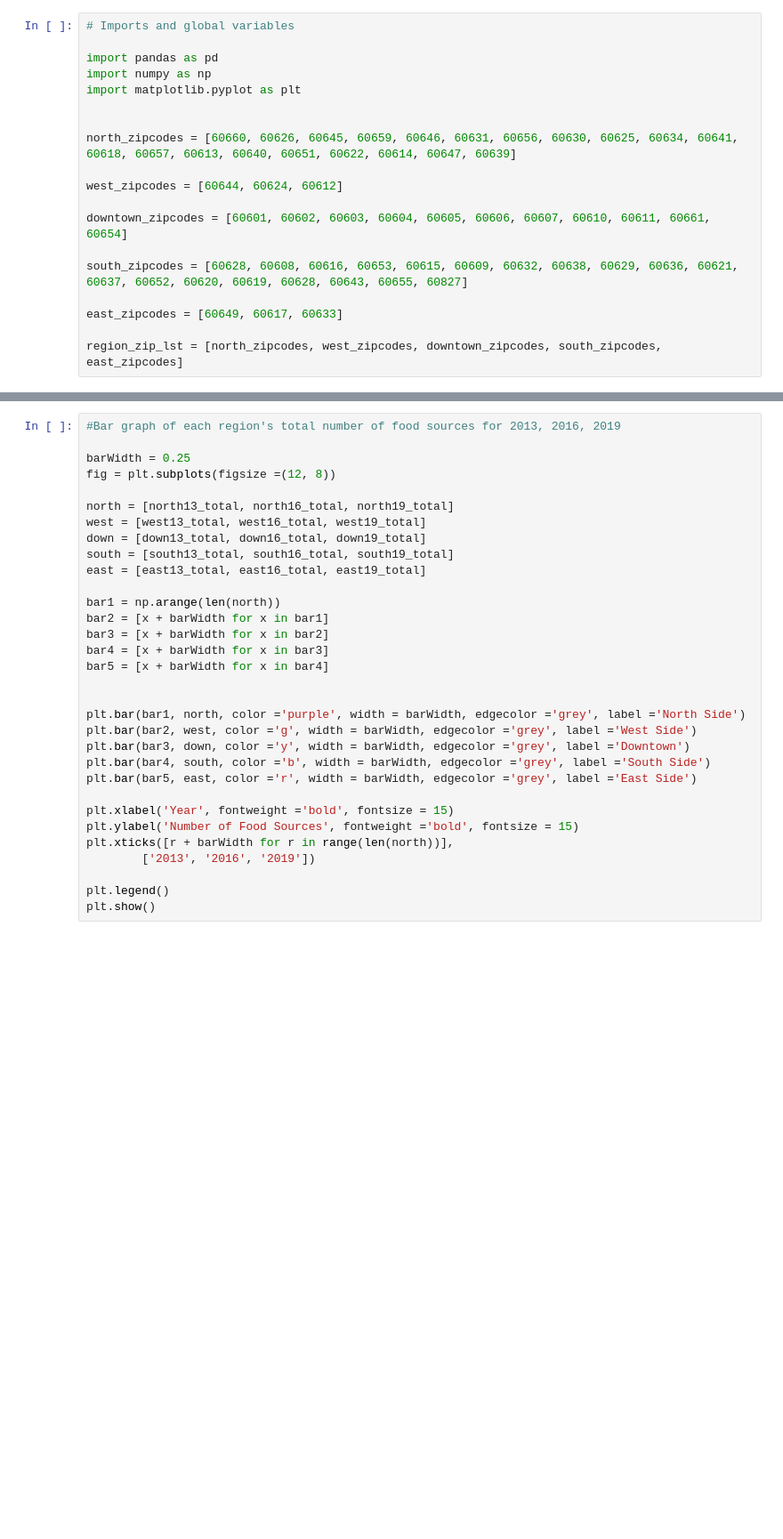
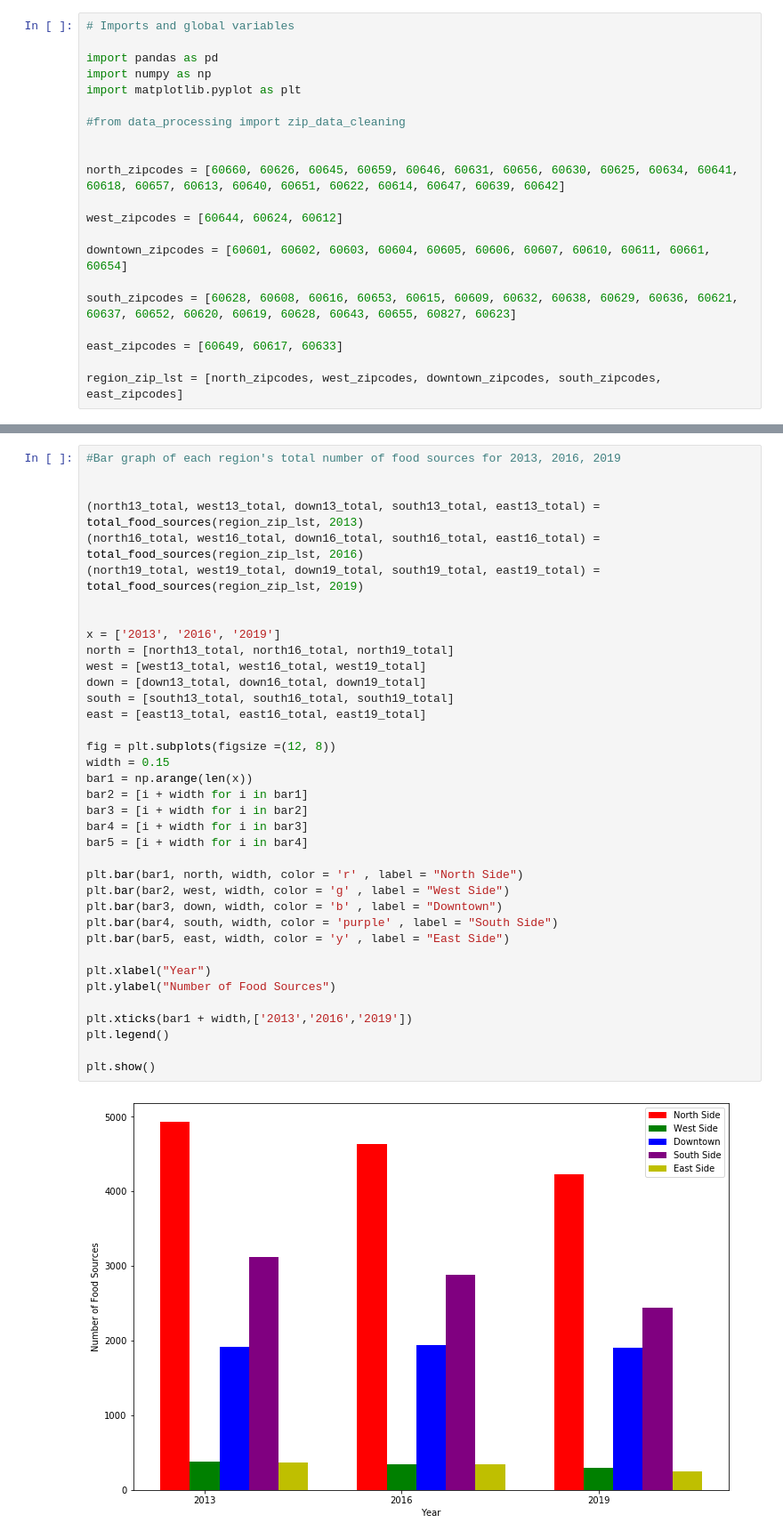
Before and after one commit to uchicago-CAPP30122-win-2022/proj-chicago-eats, a Jupyter notebook: chicagoeats/visualizations/zipcodeviz.ipynb, the cells around one changed output, grey strips where cells are left out. Shown: that part at 89% size. Drawn from its saved outputs; the diff is of its cells as text; blank space fills up the shorter version.

Commit message:
Updated zip vis notebook and zip_data_cleaning

```diff
--- a/chicagoeats/visualizations/zipcodeviz.ipynb
+++ b/chicagoeats/visualizations/zipcodeviz.ipynb
@@ -5,16 +5,18 @@ import pandas as pd
 import numpy as np
 import matplotlib.pyplot as plt
 
+#from data_processing import zip_data_cleaning
+
 
 north_zipcodes = [60660, 60626, 60645, 60659, 60646, 60631, 60656, 60630, 60625, 60634, 60641,
-60618, 60657, 60613, 60640, 60651, 60622, 60614, 60647, 60639]
+60618, 60657, 60613, 60640, 60651, 60622, 60614, 60647, 60639, 60642]
 
 west_zipcodes = [60644, 60624, 60612]
 
 downtown_zipcodes = [60601, 60602, 60603, 60604, 60605, 60606, 60607, 60610, 60611, 60661, 60654]
 
 south_zipcodes = [60628, 60608, 60616, 60653, 60615, 60609, 60632, 60638, 60629, 60636, 60621,
-60637, 60652, 60620, 60619, 60628, 60643, 60655, 60827]
+60637, 60652, 60620, 60619, 60628, 60643, 60655, 60827, 60623]
 
 east_zipcodes = [60649, 60617, 60633]
 
@@ -109,32 +110,39 @@ def category_percent(region_zip_lst, year):
 # %%
 #Bar graph of each region's total number of food sources for 2013, 2016, 2019
 
-barWidth = 0.25
-fig = plt.subplots(figsize =(12, 8))
 
+(north13_total, west13_total, down13_total, south13_total, east13_total) = total_food_sources(region_zip_lst, 2013)
+(north16_total, west16_total, down16_total, south16_total, east16_total) = total_food_sources(region_zip_lst, 2016)
+(north19_total, west19_total, down19_total, south19_total, east19_total) = total_food_sources(region_zip_lst, 2019)
+
+
+x = ['2013', '2016', '2019']
 north = [north13_total, north16_total, north19_total]
 west = [west13_total, west16_total, west19_total]
 down = [down13_total, down16_total, down19_total]
 south = [south13_total, south16_total, south19_total]
 east = [east13_total, east16_total, east19_total]
 
-bar1 = np.arange(len(north))
-bar2 = [x + barWidth for x in bar1]
-bar3 = [x + barWidth for x in bar2]
-bar4 = [x + barWidth for x in bar3]
-bar5 = [x + barWidth for x in bar4]
+fig = plt.subplots(figsize =(12, 8))
+width = 0.15
+bar1 = np.arange(len(x))
+bar2 = [i + width for i in bar1]
+bar3 = [i + width for i in bar2]
+bar4 = [i + width for i in bar3]
+bar5 = [i + width for i in bar4]
 
+plt.bar(bar1, north, width, color = 'r' , label = "North Side")
+plt.bar(bar2, west, width, color = 'g' , label = "West Side")
+plt.bar(bar3, down, width, color = 'b' , label = "Downtown")
+plt.bar(bar4, south, width, color = 'purple' , label = "South Side")
+plt.bar(bar5, east, width, color = 'y' , label = "East Side")
 
-plt.bar(bar1, north, color ='purple', width = barWidth, edgecolor ='grey', label ='North Side')
-plt.bar(bar2, west, color ='g', width = barWidth, edgecolor ='grey', label ='West Side')
-plt.bar(bar3, down, color ='y', width = barWidth, edgecolor ='grey', label ='Downtown')
-plt.bar(bar4, south, color ='b', width = barWidth, edgecolor ='grey', label ='South Side')
-plt.bar(bar5, east, color ='r', width = barWidth, edgecolor ='grey', label ='East Side')
+plt.xlabel("Year")
+plt.ylabel("Number of Food Sources")
 
-plt.xlabel('Year', fontweight ='bold', fontsize = 15)
-plt.ylabel('Number of Food Sources', fontweight ='bold', fontsize = 15)
-plt.xticks([r + barWidth for r in range(len(north))],
-        ['2013', '2016', '2019'])
+plt.xticks(bar1 + width,['2013','2016','2019'])
+plt.legend()
 
-plt.legend()
 plt.show()
+# %% [output]
+[figure, added]
```
Also changed, not shown: parts of 6 cells of this notebook, 3 other files.
